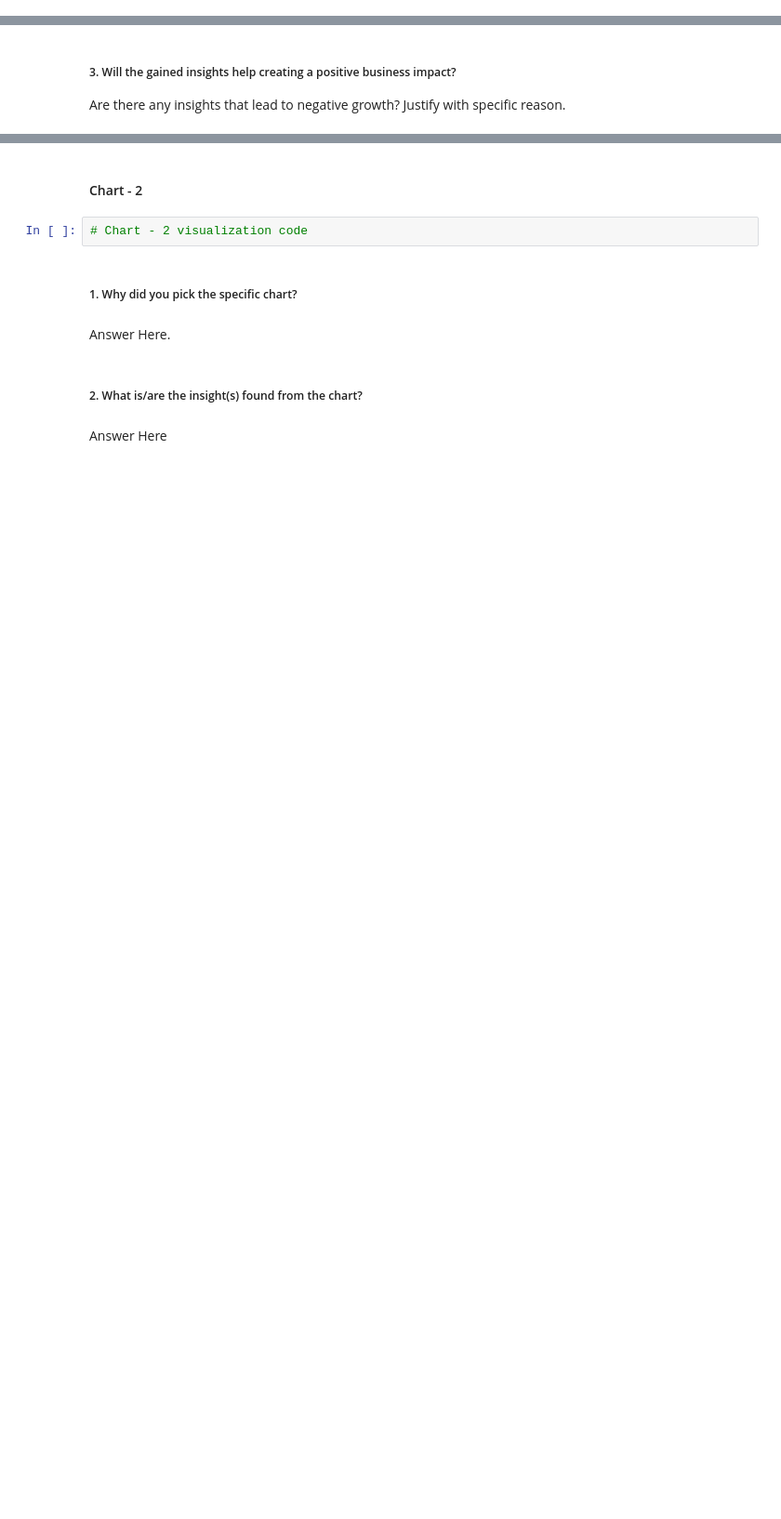
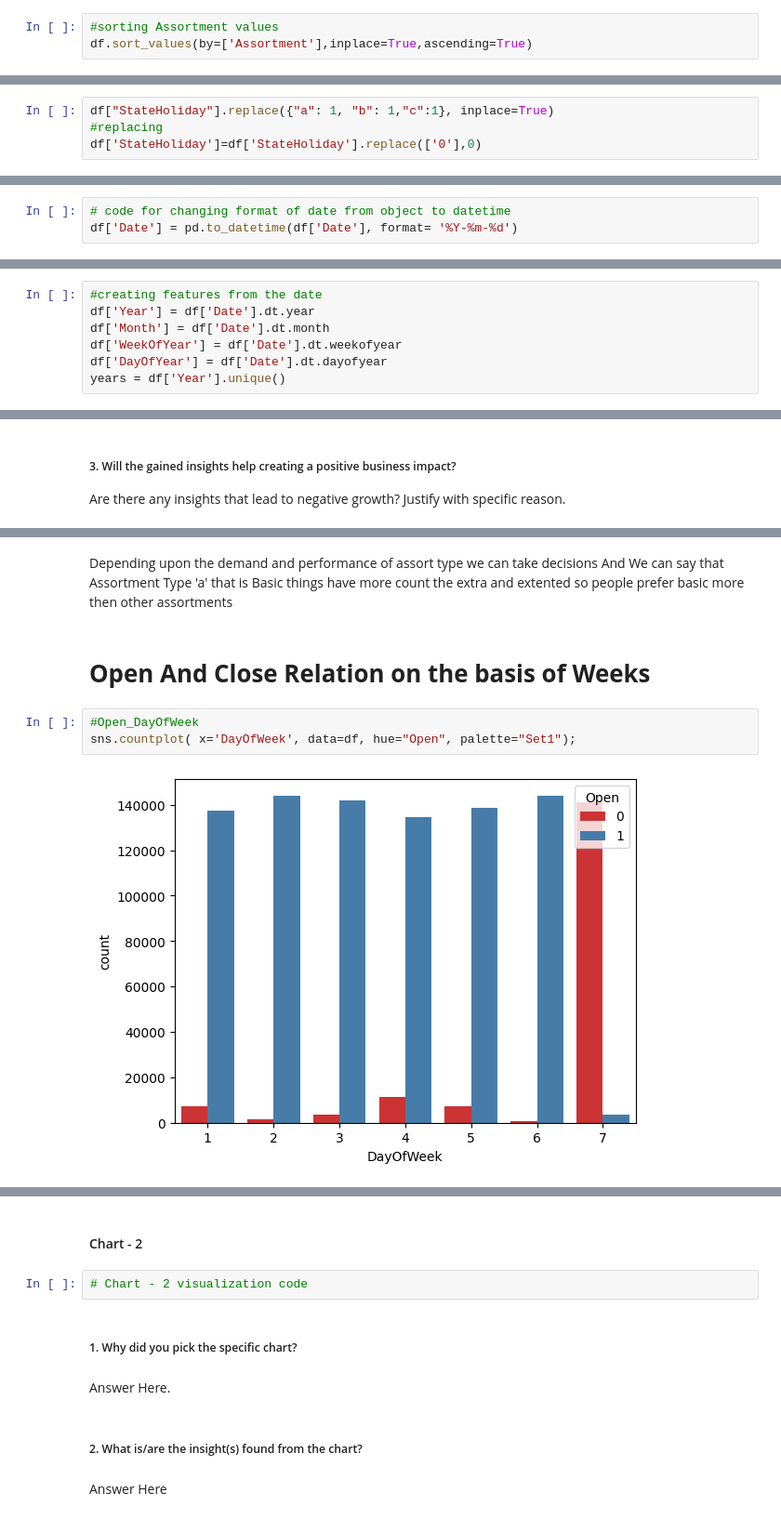
Before and after one commit to rahultj333/ML-Regression-Retails-sales-Prediction, a Jupyter notebook: Individual_ML_Regression_Retails_sales_Prediction.ipynb, the cells around one changed output, grey strips where cells are left out. Shown at 93% size. Cells and saved outputs as stored; diff of their text form; blank space fills up the shorter version.

```diff
--- a/Individual_ML_Regression_Retails_sales_Prediction.ipynb
+++ b/Individual_ML_Regression_Retails_sales_Prediction.ipynb
@@ -384,0 +481,3 @@ Answer Here
+# %%
+#sorting Assortment values
+df.sort_values(by=['Assortment'],inplace=True,ascending=True)
@@ -384,0 +492,4 @@ Answer Here
+# %%
+df["StateHoliday"].replace({"a": 1, "b": 1,"c":1}, inplace=True)
+#replacing
+df['StateHoliday']=df['StateHoliday'].replace(['0'],0)
@@ -384,0 +536,3 @@ Answer Here
+# %%
+# code for changing format of date from object to datetime
+df['Date'] = pd.to_datetime(df['Date'], format= '%Y-%m-%d')
@@ -385,3 +545,10 @@ Answer Here
+# %%
+#creating features from the date
+df['Year'] = df['Date'].dt.year
+df['Month'] = df['Date'].dt.month
+df['WeekOfYear'] = df['Date'].dt.weekofyear
+df['DayOfYear'] = df['Date'].dt.dayofyear
+years = df['Year'].unique()
 # %% [markdown]
 ### Variables Description
 # %% [markdown]
@@ -421,0 +626,9 @@ Answer Here
+# %% [markdown]
+Depending upon the demand and performance of assort type we can take decisions And We can say that Assortment Type 'a' that is Basic things have more count the extra and extented so people prefer basic more then other assortments
+# %% [markdown]
+# **Open And Close Relation on the basis of Weeks**
+# %%
+#Open_DayOfWeek
+sns.countplot( x='DayOfWeek', data=df, hue="Open", palette="Set1");
+# %% [output]
+[figure, added]
```
Also changed, not shown: parts of 107 cells of this notebook.
